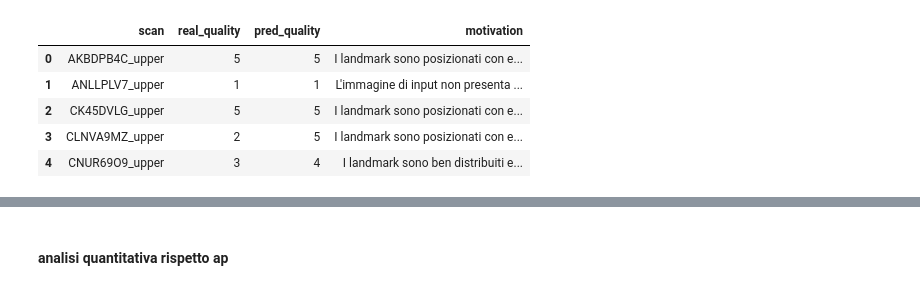
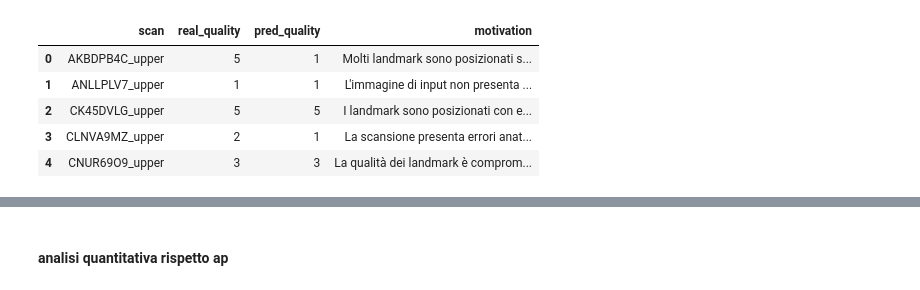
Before and after one commit to aleds96/multi_agent_evaluation_on_intraoral_3D_scans, a Jupyter notebook: notebook/single_agent_arc_eval__4.ipynb, the cells around one changed output, grey strips where cells are left out. Drawn from its saved outputs; the diff is of its cells as text; code cells hidden in the pictures.

```diff
--- a/notebook/single_agent_arc_eval__4.ipynb
+++ b/notebook/single_agent_arc_eval__4.ipynb
@@ -23,29 +19,30 @@ CATEGORIES ==> ['Mesial', 'Distal', 'Cusp', 'InnerPoint', 'OuterPoint', 'FacialP
 # %%
 EXP_ID = "exp_v1_single_agent__20260912_223810"
 EXP_ID = "exp_v2_single_agent__20260912_234512"
+EXP_ID = "exp_v3_single_agent__20260913_010442"
 
 
 EXP_DIR = PROJECT_ROOT / "experiments" / EXP_ID
 OUTPUTS_PATH = EXP_DIR / "outputs.json"
 EVAL_PATH = EXP_DIR / "evaluation.json"
 CONFIG_PATH = EXP_DIR / "config.json"
 
 DATA_ROOT = PROJECT_ROOT / "dataset"
 SCANS = DATA_ROOT / "toothinstancenet_input"
 GT_ROOT = SCANS
 PRED_CSV = DATA_ROOT / "model_predictions" / "ynlab" / "predictions.csv"
 with open(OUTPUTS_PATH, "r") as f:
     outputs = json.load(f)
 
 experiment_outputs_df = pd.DataFrame(outputs)
 experiment_outputs_df.head()
 # %% [output]
 |  | scan | real_quality | pred_quality | motivation |
-| 0 | AKBDPB4C_upper | 5 | 5 | I landmark sono posizionati con e... |
+| 0 | AKBDPB4C_upper | 5 | 1 | Molti landmark sono posizionati s... |
 | 1 | ANLLPLV7_upper | 1 | 1 | L'immagine di input non presenta ... |
 | 2 | CK45DVLG_upper | 5 | 5 | I landmark sono posizionati con e... |
-| 3 | CLNVA9MZ_upper | 2 | 5 | I landmark sono posizionati con e... |
-| 4 | CNUR69O9_upper | 3 | 4 | I landmark sono ben distribuiti e... |
+| 3 | CLNVA9MZ_upper | 2 | 1 | La scansione presenta errori anat... |
+| 4 | CNUR69O9_upper | 3 | 3 | La qualità dei landmark è comprom... |
 # %%
 
 y_true = experiment_outputs_df["real_quality"].astype(int)
```
Also changed, not shown: parts of 4 cells of this notebook, 10 other files.
